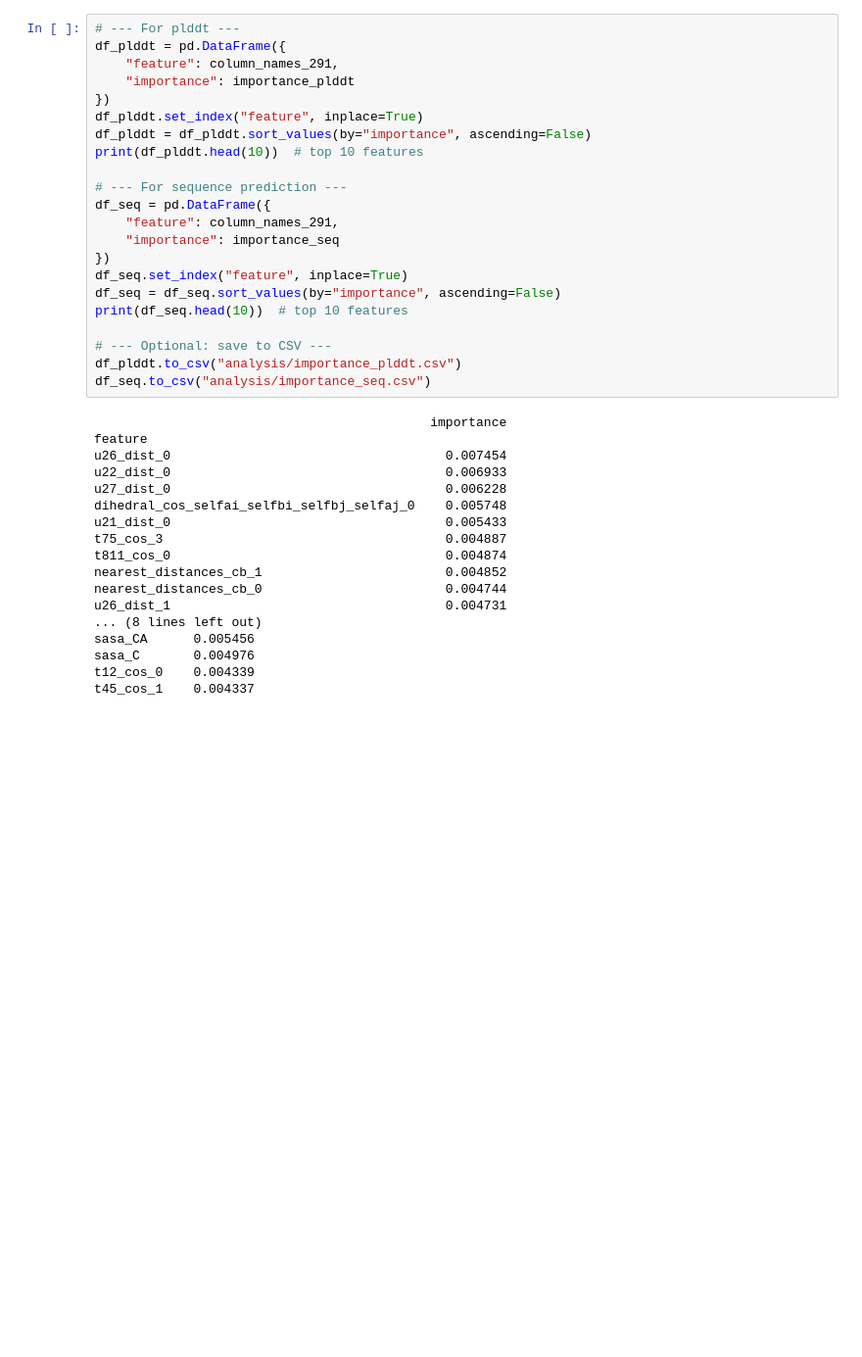
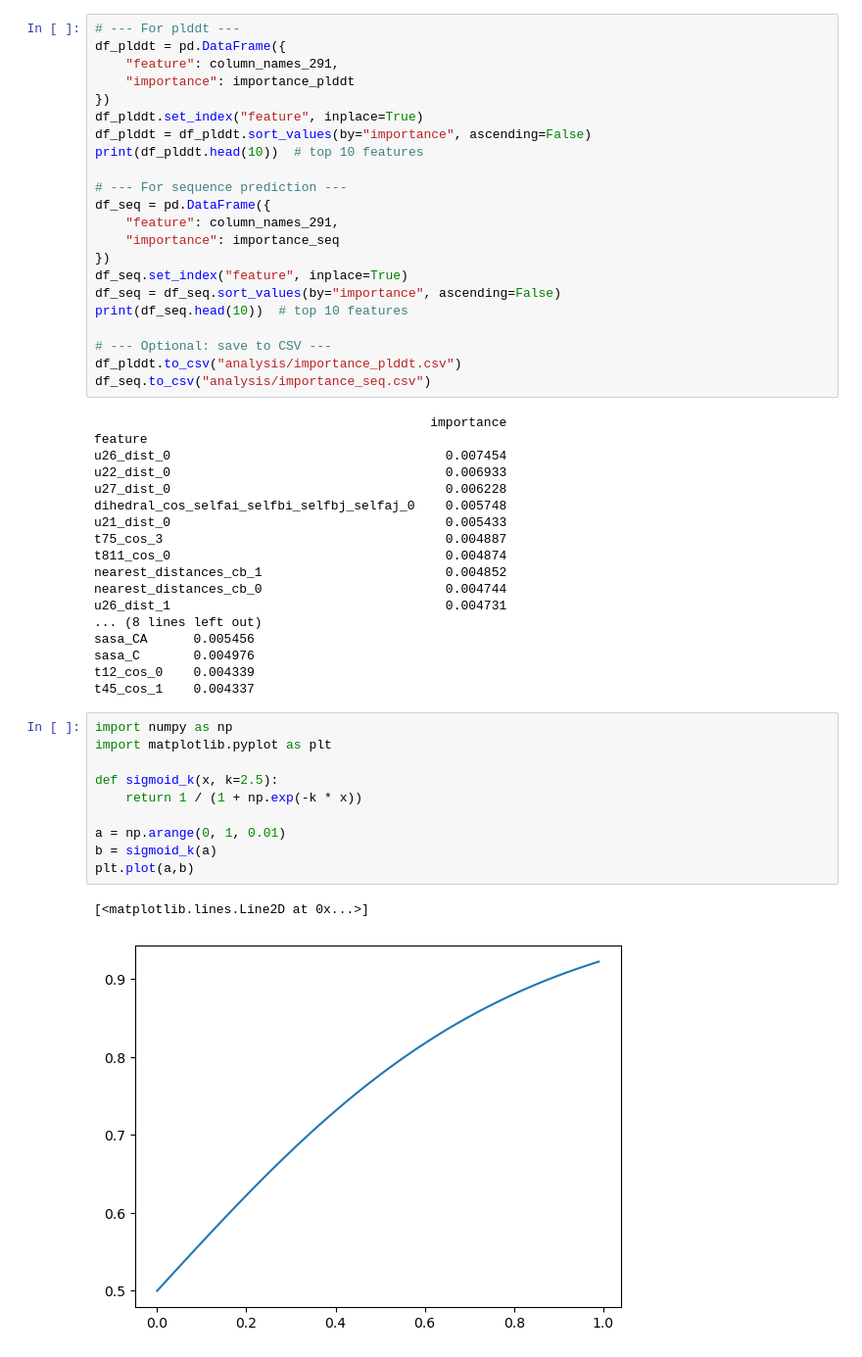
Before and after one commit to AmirAsgary/Bind, a Jupyter notebook: test.ipynb, the cells around one changed output. Shown at 98% size. Saved outputs shown, nothing was run; the diff lists cells and outputs as text; blank space fills up the shorter version.

```diff
--- a/test.ipynb
+++ b/test.ipynb
@@ -1735,3 +1735,16 @@ sasa_CA      0.005456
 sasa_C       0.004976
 t12_cos_0    0.004339
 t45_cos_1    0.004337
+# %%
+import numpy as np
+import matplotlib.pyplot as plt
+
+def sigmoid_k(x, k=2.5):
+    return 1 / (1 + np.exp(-k * x))
+
+a = np.arange(0, 1, 0.01)
+b = sigmoid_k(a)
+plt.plot(a,b)
+# %% [output]
+[<matplotlib.lines.Line2D at 0x...>]
+[figure, added]
```
Also changed, not shown: 5 other files.
